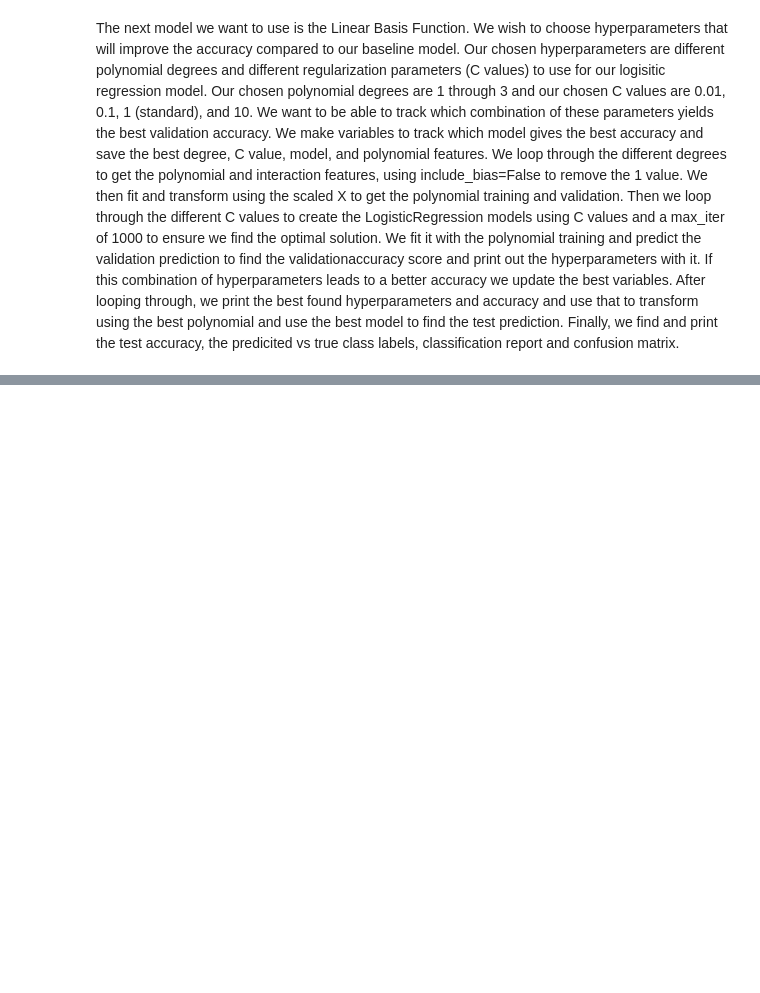
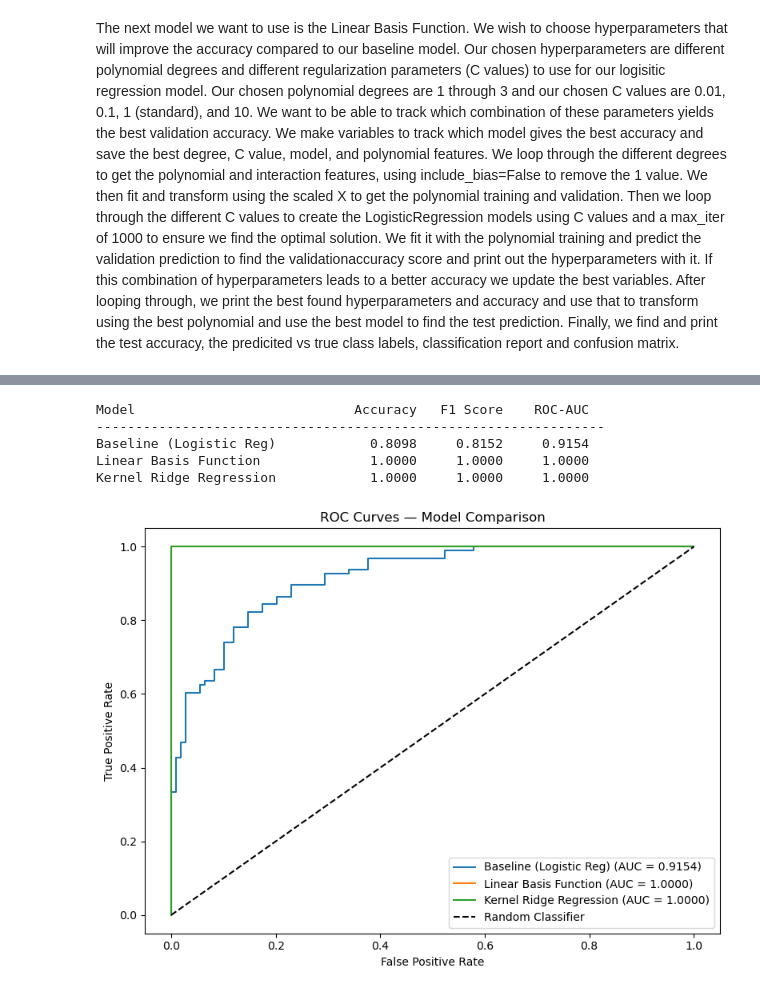
Before and after one commit to anthonyciero82/Machine-Learning-Project-1, a Jupyter notebook: Project 1.ipynb, the cells around one changed output, grey strips where cells are left out. Cells and saved outputs as stored; diff of their text form; code cells hidden in the pictures; blank space fills up the shorter version.

```diff
--- a/Project 1.ipynb
+++ b/Project 1.ipynb
@@ -213,0 +312,52 @@ weighted avg       1.00      1.00      1.00       205
+# %%
+import matplotlib.pyplot as plt
+from sklearn.metrics import roc_auc_score, roc_curve, f1_score
+
+# --- collect results for each model ---
+
+# baseline logistic regression
+baselineTestPred = baseline.predict(scaledTestX)
+baselineTestProba = baseline.predict_proba(scaledTestX)[:, 1]
+
+# LBF best model
+lbfTestPoly = bestPoly.transform(scaledTestX)
+lbfTestPred = bestModel.predict(lbfTestPoly)
+lbfTestProba = bestModel.predict_proba(lbfTestPoly)[:, 1]
+
+# Kernel Ridge best model
+krTestPred = (bestKRModel.predict(scaledTestX) >= 0.5).astype(int)
+krTestProba = bestKRModel.predict(scaledTestX)
+
+models = ['Baseline (Logistic Reg)', 'Linear Basis Function', 'Kernel Ridge Regression']
+preds  = [baselineTestPred, lbfTestPred, krTestPred]
+probas = [baselineTestProba, lbfTestProba, krTestProba]
+
+print(f"{'Model':<30} {'Accuracy':>10} {'F1 Score':>10} {'ROC-AUC':>10}")
+print('-' * 65)
+for name, pred, proba in zip(models, preds, probas):
+    acc = accuracy_score(testY, pred)
+    f1  = f1_score(testY, pred)
+    auc = roc_auc_score(testY, proba)
+    print(f"{name:<30} {acc:>10.4f} {f1:>10.4f} {auc:>10.4f}")
+
+# --- ROC Curves ---
+plt.figure(figsize=(8, 6))
+for name, pred, proba in zip(models, preds, probas):
+    fpr, tpr, _ = roc_curve(testY, proba)
+    auc = roc_auc_score(testY, proba)
+    plt.plot(fpr, tpr, label=f'{name} (AUC = {auc:.4f})')
+
+plt.plot([0, 1], [0, 1], 'k--', label='Random Classifier')
+plt.xlabel('False Positive Rate')
+plt.ylabel('True Positive Rate')
+plt.title('ROC Curves — Model Comparison')
+plt.legend(loc='lower right')
+plt.tight_layout()
+plt.show()
+# %% [output]
+Model                            Accuracy   F1 Score    ROC-AUC
+-----------------------------------------------------------------
+Baseline (Logistic Reg)            0.8098     0.8152     0.9154
+Linear Basis Function              1.0000     1.0000     1.0000
+Kernel Ridge Regression            1.0000     1.0000     1.0000
+[figure, added]
```
Also changed, not shown: parts of 7 cells of this notebook.
